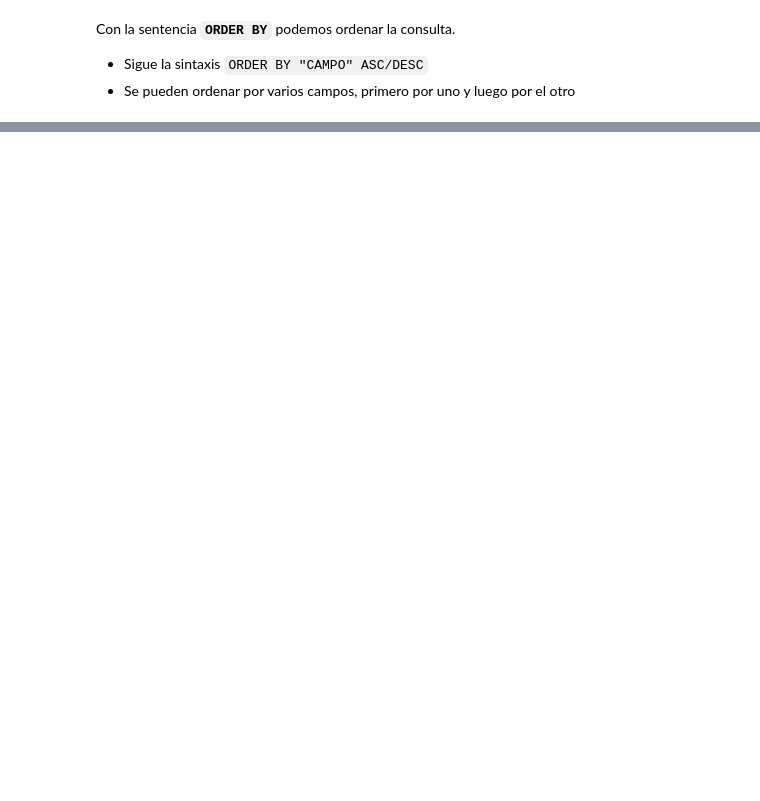
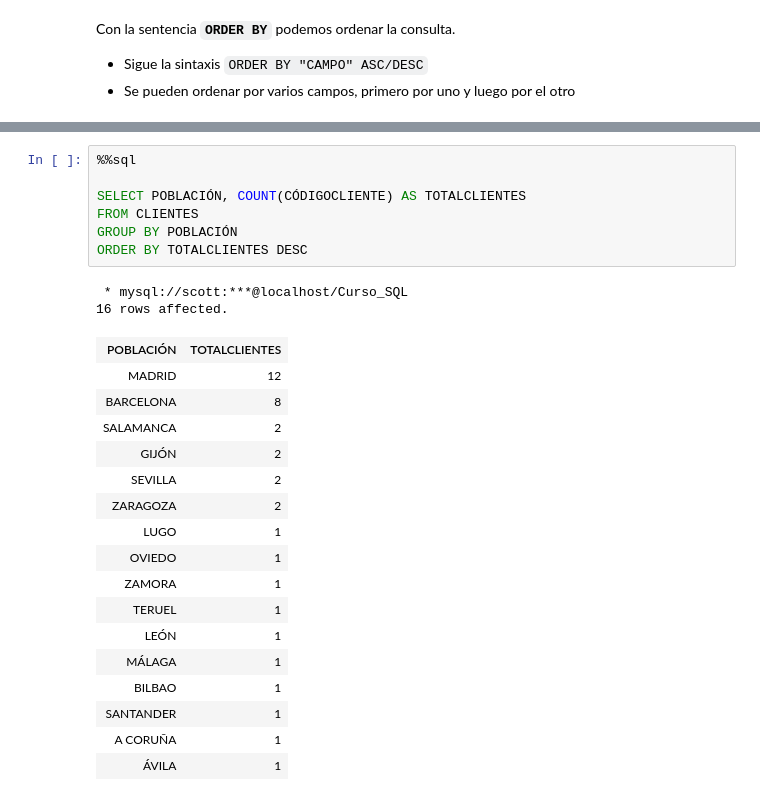
Before and after one commit to Herraiz/CursoSQL, a Jupyter notebook: CursoSQL.ipynb, the cells around one changed output, grey strips where cells are left out. Drawn from its saved outputs; the diff is of its cells as text; blank space fills up the shorter version.

Commit message:
feat: working with GROUP BY sentence

```diff
--- a/CursoSQL.ipynb
+++ b/CursoSQL.ipynb
@@ -153,0 +243,27 @@ ORDER BY SECCIÓN, PAÍSDEORIGEN, PRECIO DESC
+# %%
+%%sql
+
+SELECT POBLACIÓN, COUNT(CÓDIGOCLIENTE) AS TOTALCLIENTES
+FROM CLIENTES
+GROUP BY POBLACIÓN
+ORDER BY TOTALCLIENTES DESC
+# %% [output]
+ * mysql://scott:***@localhost/Curso_SQL
+16 rows affected.
+| POBLACIÓN | TOTALCLIENTES |
+| MADRID | 12 |
+| BARCELONA | 8 |
+| SALAMANCA | 2 |
+| GIJÓN | 2 |
+| SEVILLA | 2 |
+| ZARAGOZA | 2 |
+| LUGO | 1 |
+| OVIEDO | 1 |
+| ZAMORA | 1 |
+| TERUEL | 1 |
+| LEÓN | 1 |
+| MÁLAGA | 1 |
+| BILBAO | 1 |
+| SANTANDER | 1 |
+| A CORUÑA | 1 |
+| ÁVILA | 1 |
```
Also changed, not shown: parts of 14 cells of this notebook.
